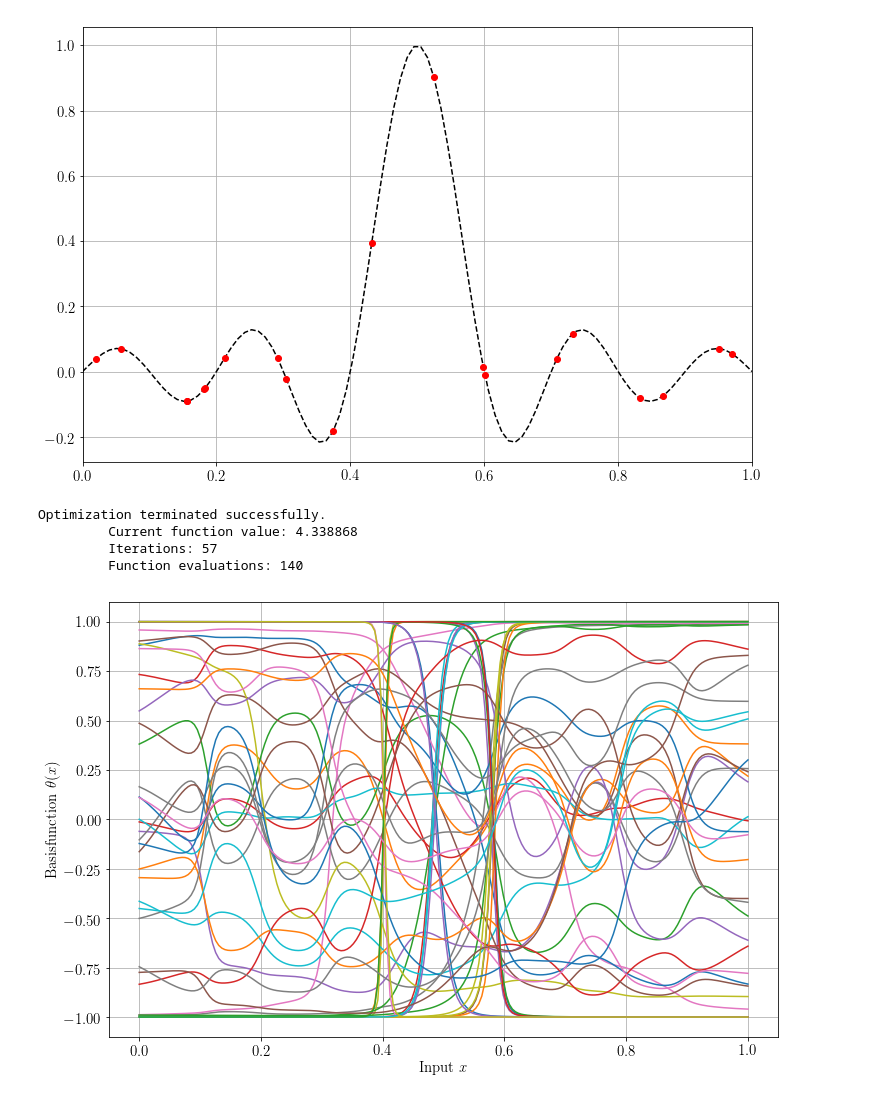
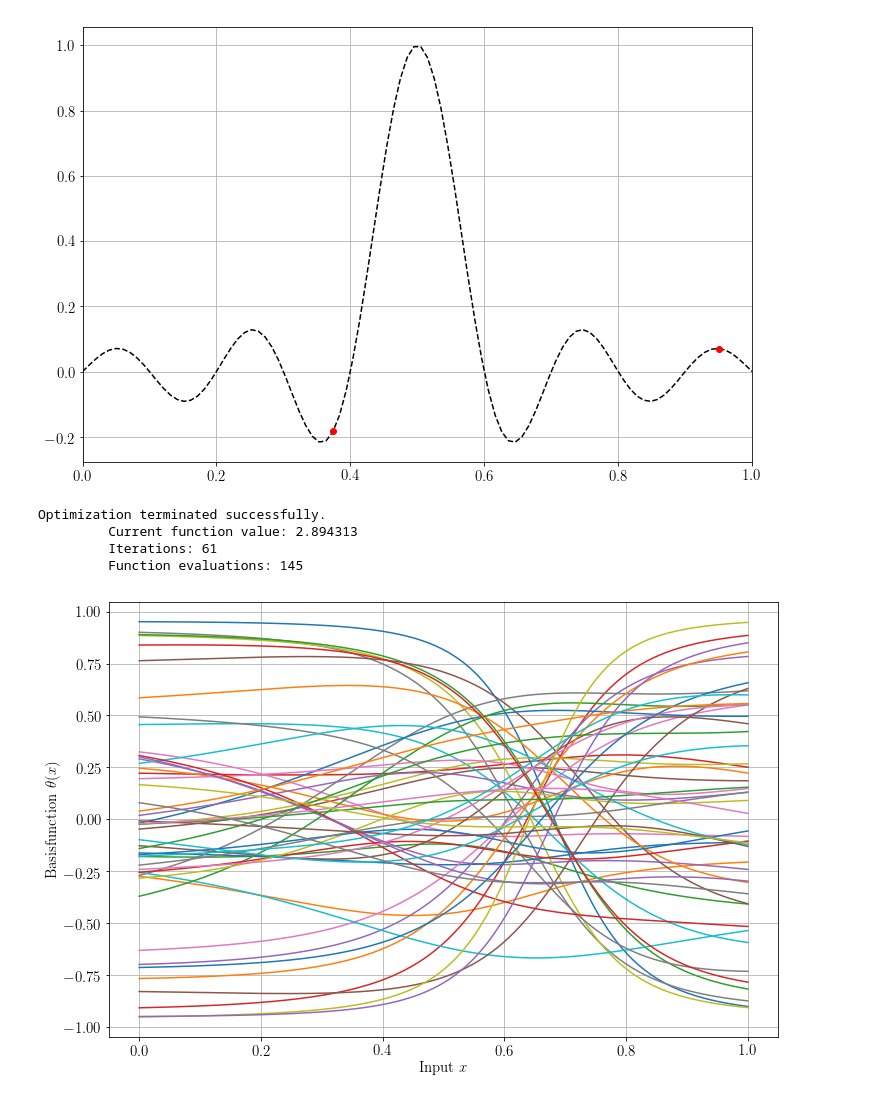
Before and after one commit to bpiyush/BayesOpt, a Jupyter notebook: code/dngo_example.ipynb, the cells around one changed output. Saved outputs shown, nothing was run; the diff lists cells and outputs as text; code cells hidden in the pictures.

```diff
--- a/code/dngo_example.ipynb
+++ b/code/dngo_example.ipynb
@@ -19,28 +19,28 @@ def f(x):
 # %%
 rng = np.random.RandomState(42)
 
-x = rng.rand(20)
+x = rng.rand(2)
 y = f(x)
 
 grid = np.linspace(0, 1, 100)
 fvals = f(grid)
 
 plt.plot(grid, fvals, "k--")
 plt.plot(x, y, "ro")
 plt.grid()
 plt.xlim(0, 1)
 
 plt.show()
 # %% [output]
-[figure, old version]
+[figure, new version]
 # %%
 model = DNGO(do_mcmc=False)
 model.train(x[:, None], y, do_optimize=True)
 # %% [output]
 Optimization terminated successfully.
-         Current function value: 4.338868
-         Iterations: 57
-         Function evaluations: 140
+         Current function value: 2.894313
+         Iterations: 61
+         Function evaluations: 145
 # %%
 x_test = np.linspace(0, 1, 200)
 x_test_norm = zero_mean_unit_var_normalization(x_test[:, None], model.X_mean, model.X_std)[0]
@@ -55,7 +55,7 @@ plt.xlabel(r"Input $x$")
 plt.ylabel(r"Basisfunction $\theta(x)$")
 plt.show()
 # %% [output]
-[figure, old version]
+[figure, new version]
 # %%
 m, v = model.predict(grid[:, None])
 
```
Also changed, not shown: parts of 2 cells of this notebook, 2 other files.
